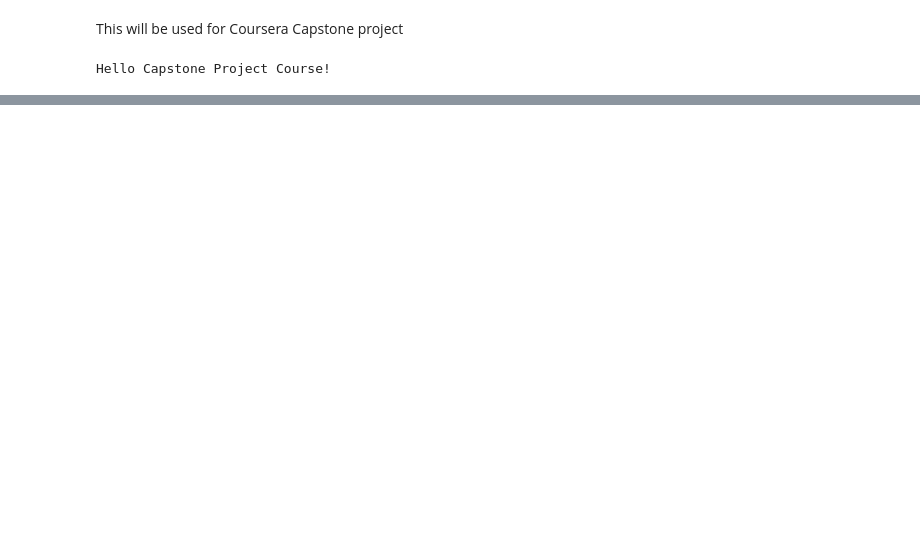
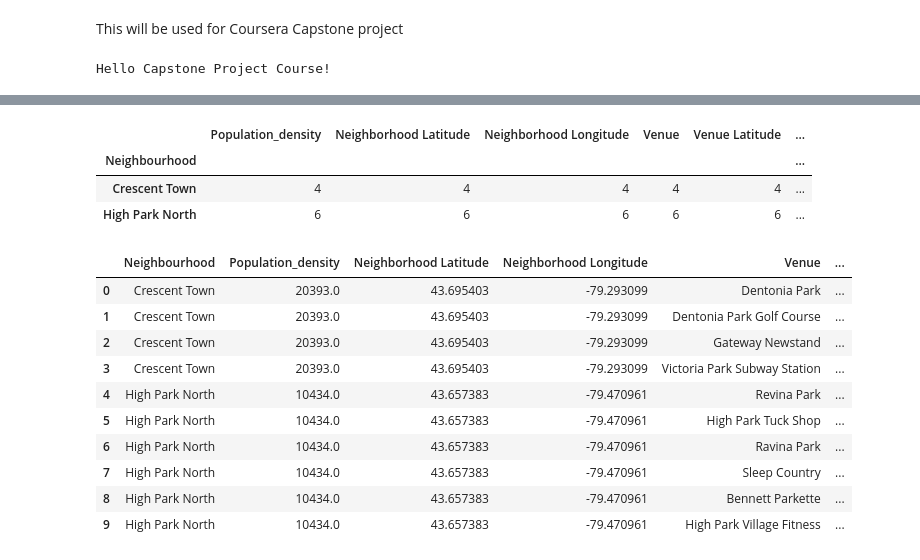
Before and after one commit to gabrielezalaite/Coursera_Capstone, a Jupyter notebook: Coursera_Capstone.ipynb, the cells around one changed output, grey strips where cells are left out. Cells and saved outputs as stored; diff of their text form; code cells hidden in the pictures; blank space fills up the shorter version.

```diff
--- a/Coursera_Capstone.ipynb
+++ b/Coursera_Capstone.ipynb
@@ -26,0 +275,33 @@ Data:
+# %%
+other_restaurants=top_neigh[top_neigh['Venue Category'].isin(['Caribbean Restaurant', 'Diner', 'Restaurant', 'Italian Restaurant', 'Indian Restaurant', 'Bistro', 'Filipino Restaurant', 'Pizza Place', 'Mediterranean Restaurant', 'Middle Eastern Restaurant','Thai Restaurant','Sushi Restaurant', 'Food Truck', 'Fast Food Restaurant', 'Dumpling Restaurant', 'American Restaurant', 'Sandwich Place','BBQ Joint','Seafood Restaurant','Burger Joint','Ramen Restaurant','Vietnamese Restaurant','Salad Place','Wings Joint','Comfort Food Restaurant','Portuguese Restaurant','Greek Restaurant','Vegetarian / Vegan Restaurant','Burrito Place','Korean Restaurant','Fried Chicken Joint','Falafel Restaurant'])]
+# %%
+top_neigh.set_index('Neighbourhood', inplace=True)
+# %%
+neighs=[]
+for hood in top_neigh.index:
+    if hood not in neighs and hood in list(other_restaurants['Neighbourhood']):
+        top_neigh.drop([hood], axis=0, inplace=True)
+        neighs.append(hood)
+# %%
+top_neigh.reset_index(inplace=True)
+# %%
+top_neigh.groupby(top_neigh['Neighbourhood']).count()
+# %% [output]
+|  | Population_density | Neighborhood Latitude | Neighborhood Longitude | Venue | Venue Latitude | ... |
+| Neighbourhood |  |  |  |  |  | ... |
+| Crescent Town | 4 | 4 | 4 | 4 | 4 | ... |
+| High Park North | 6 | 6 | 6 | 6 | 6 | ... |
+# %%
+top_neigh
+# %% [output]
+|  | Neighbourhood | Population_density | Neighborhood Latitude | Neighborhood Longitude | Venue | ... |
+| 0 | Crescent Town | 20393.0 | 43.695403 | -79.293099 | Dentonia Park | ... |
+| 1 | Crescent Town | 20393.0 | 43.695403 | -79.293099 | Dentonia Park Golf Course | ... |
+| 2 | Crescent Town | 20393.0 | 43.695403 | -79.293099 | Gateway Newstand | ... |
+| 3 | Crescent Town | 20393.0 | 43.695403 | -79.293099 | Victoria Park Subway Station | ... |
+| 4 | High Park North | 10434.0 | 43.657383 | -79.470961 | Revina Park | ... |
+| 5 | High Park North | 10434.0 | 43.657383 | -79.470961 | High Park Tuck Shop | ... |
+| 6 | High Park North | 10434.0 | 43.657383 | -79.470961 | Ravina Park | ... |
+| 7 | High Park North | 10434.0 | 43.657383 | -79.470961 | Sleep Country | ... |
+| 8 | High Park North | 10434.0 | 43.657383 | -79.470961 | Bennett Parkette | ... |
+| 9 | High Park North | 10434.0 | 43.657383 | -79.470961 | High Park Village Fitness | ... |
```
Also changed, not shown: parts of 30 cells of this notebook.
